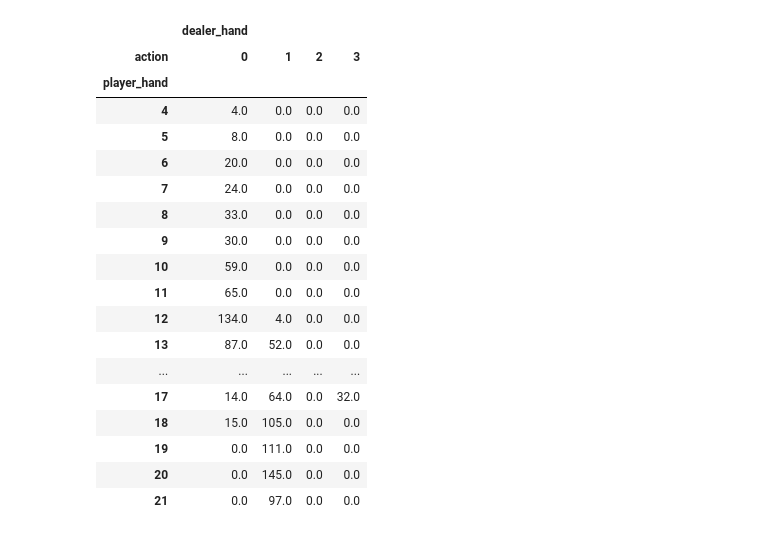
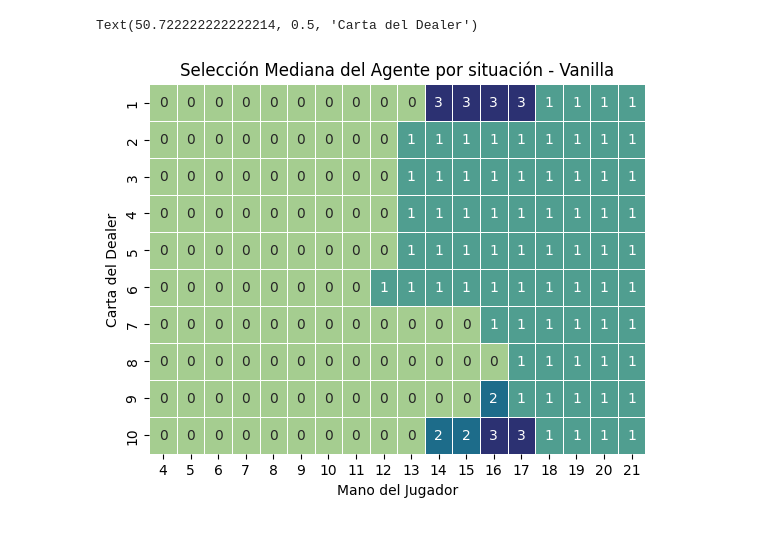
Before and after one commit to ediaznav/dl_dqlearning_blackjack, a Jupyter notebook: results.ipynb, the cells around one changed output. Saved outputs shown, nothing was run; the diff lists cells and outputs as text; code cells hidden in the pictures.

```diff
--- a/results.ipynb
+++ b/results.ipynb
@@ -3,6 +3,8 @@ import pandas as pd
 import numpy as np
 import matplotlib.pyplot as plt
 import seaborn as sns
+
+plt.style.use("ggplot")
 # %%
 DATA_DIRECTORY = "./data/results/"
 # %%
@@ -28,25 +38,20 @@ eventos
+# %%
+plt.figure()
+sns.heatmap(acciones.pivot_table(
+    index = "dealer_hand",
+    columns = "player_hand",
+    values = "action",
+    aggfunc = np.median
+).fillna(0)#.round()
+, annot=True, linewidth=.5, cmap="crest", cbar = False)
+plt.title("Selección Mediana del Agente por situación - Vanilla")
+plt.xlabel("Mano del Jugador")
+plt.ylabel("Carta del Dealer")
+# %% [output]
+Text(50.722222222222214, 0.5, 'Carta del Dealer')
+[figure, added]
 # %%
 # ¿CVuantas veces pide con menos de 11?
 
-acciones.pivot_table(index="player_hand", columns="action",
+pivot_acciones = acciones_duel.pivot_table(index="player_hand", columns="action",
                      aggfunc = "count").fillna(0)
-# %% [output]
-|  | dealer_hand |  |  |  |
-| action | 0 | 1 | 2 | 3 |
-| player_hand |  |  |  |  |
-| 4 | 4.0 | 0.0 | 0.0 | 0.0 |
-| 5 | 8.0 | 0.0 | 0.0 | 0.0 |
-| 6 | 20.0 | 0.0 | 0.0 | 0.0 |
-| 7 | 24.0 | 0.0 | 0.0 | 0.0 |
-| 8 | 33.0 | 0.0 | 0.0 | 0.0 |
-| 9 | 30.0 | 0.0 | 0.0 | 0.0 |
-| 10 | 59.0 | 0.0 | 0.0 | 0.0 |
-| 11 | 65.0 | 0.0 | 0.0 | 0.0 |
-| 12 | 134.0 | 4.0 | 0.0 | 0.0 |
-| 13 | 87.0 | 52.0 | 0.0 | 0.0 |
-| ... | ... | ... | ... | ... |
-| 17 | 14.0 | 64.0 | 0.0 | 32.0 |
-| 18 | 15.0 | 105.0 | 0.0 | 0.0 |
-| 19 | 0.0 | 111.0 | 0.0 | 0.0 |
-| 20 | 0.0 | 145.0 | 0.0 | 0.0 |
-| 21 | 0.0 | 97.0 | 0.0 | 0.0 |
```
Also changed, not shown: parts of 5 cells of this notebook, 3 other files.
